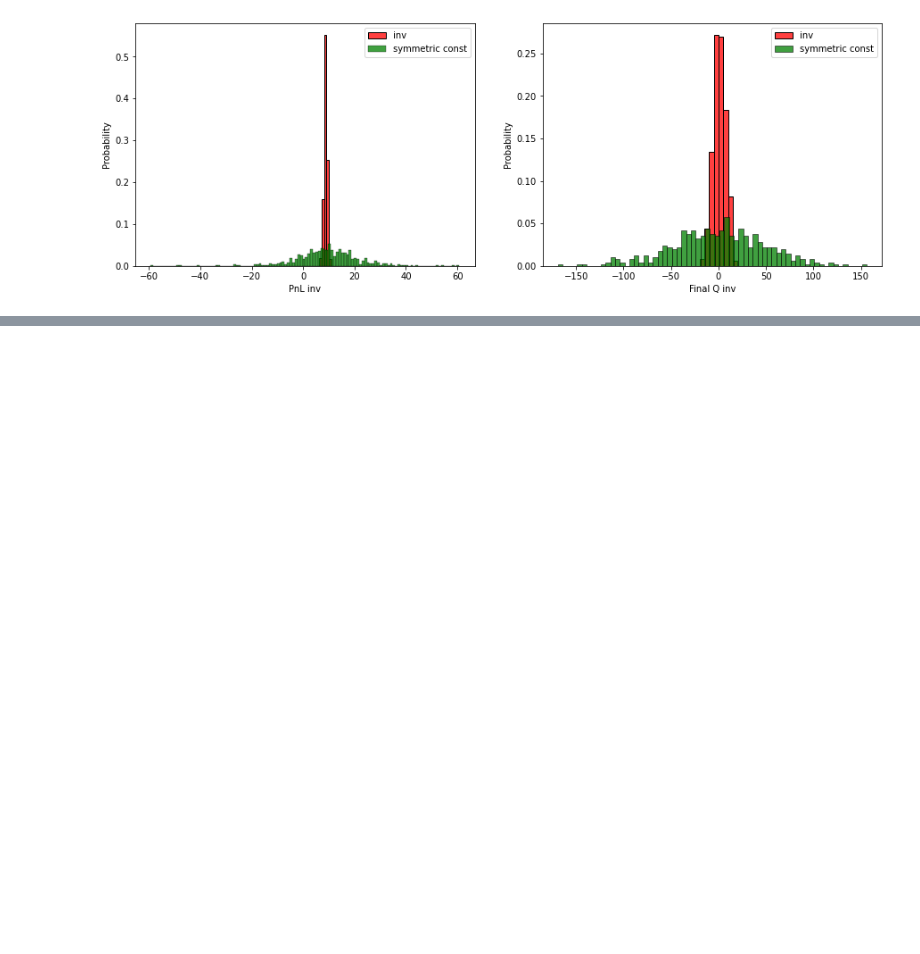
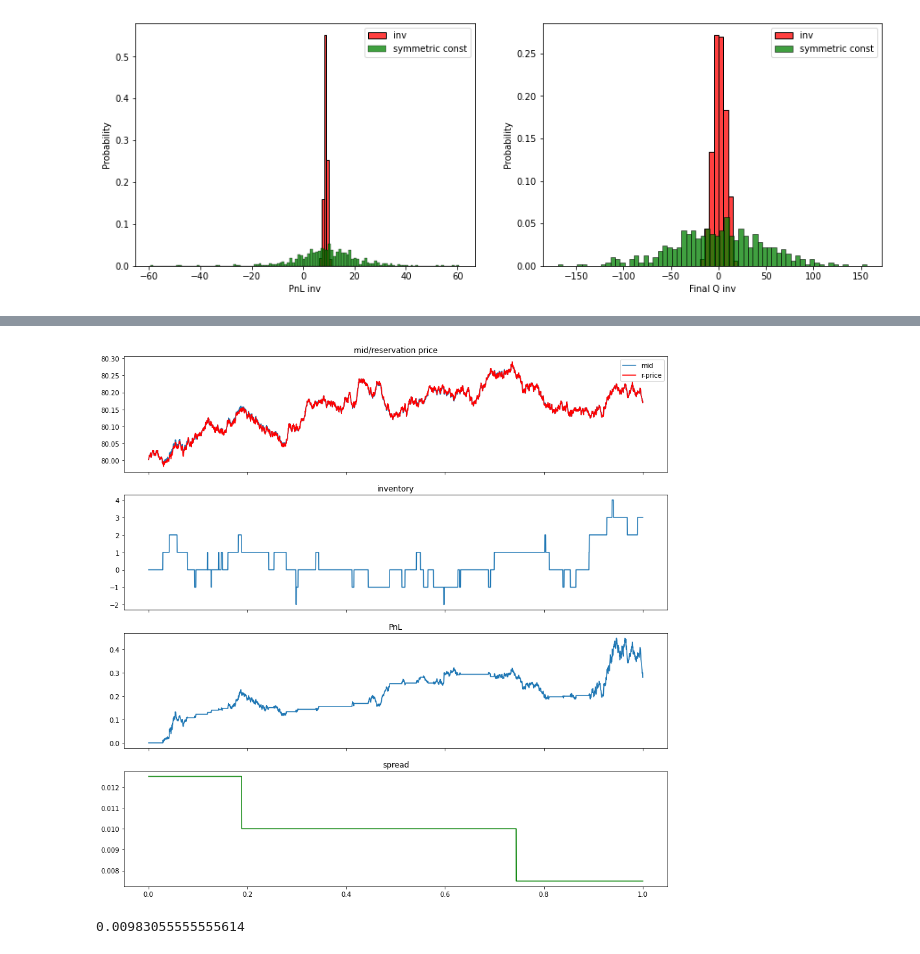
Before and after one commit to zebrabug/FinalMDS, a Jupyter notebook: Simple simulation.ipynb, the cells around one changed output, grey strips where cells are left out. Cells and saved outputs as stored; diff of their text form; code cells hidden in the pictures; blank space fills up the shorter version.

```diff
--- a/Simple simulation.ipynb
+++ b/Simple simulation.ipynb
@@ -607,0 +634,8 @@ axes[1].legend()
+# %%
+start_price = 80
+# %%
+%%time
+# Example run
+df_deals = sim.init_df_deals(start_price)
+np_deals = sim.simulation_run(df_deals.to_numpy(), gamma, A, k, T, dt, mu, sigma, ticksize)
+df_deals = sim.add_df_deals(df_deals, np_deals)
@@ -607,0 +644,23 @@ axes[1].legend()
+# %%
+fig, axes = plt.subplots(4, 1, sharex=True, figsize=(15, 15))
+
+axes[0].plot(df_deals['Time'], df_deals['Mid'], label='mid')
+axes[0].plot(df_deals['Time'], df_deals['R-price'], 'r', label='r-price')
+axes[0].title.set_text('mid/reservation price')
+axes[0].legend()
+
+axes[1].plot(df_deals['Time'], df_deals['Inventory'], label='inventory')
+axes[1].title.set_text('inventory')
+
+axes[2].plot(df_deals['Time'], df_deals['PnL'], label='PnL')
+axes[2].title.set_text('PnL')
+
+axes[3].plot(df_deals['Time'], df_deals['Spread'], 'g', label='spread')
+axes[3].title.set_text('spread')
+# %% [output]
+[figure, added]
+# %%
+avs = df_deals['Spread'].mean()
+avs
+# %% [output]
+0.00983055555555614
```
Also changed, not shown: parts of 21 cells of this notebook, 1 other file.
